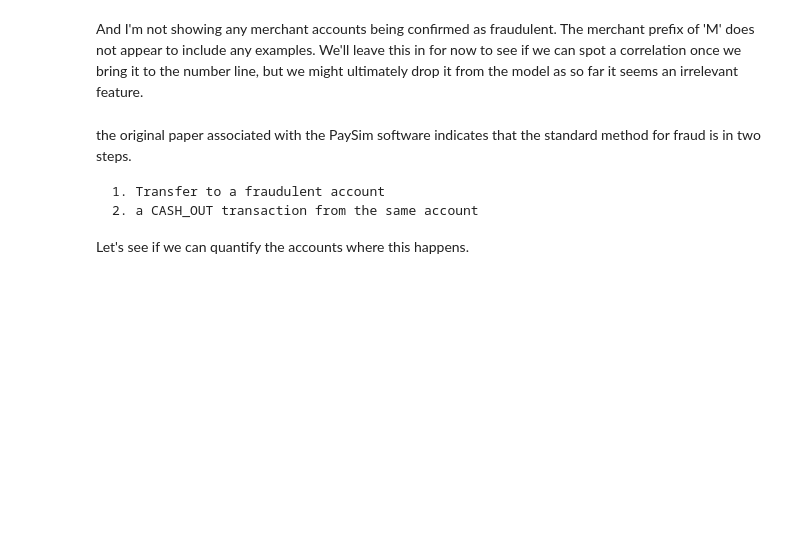
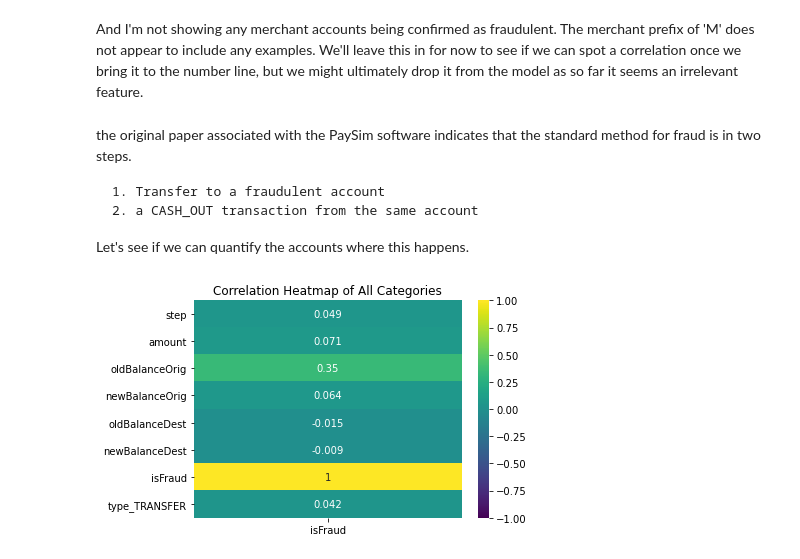
Before and after one commit to kduane/fake_fraud, a Jupyter notebook: eda.ipynb, the cells around one changed output. Drawn from its saved outputs; the diff is of its cells as text; code cells hidden in the pictures; blank space fills up the shorter version.

```diff
--- a/eda.ipynb
+++ b/eda.ipynb
@@ -252,2 +254,14 @@ notFraud = df[df['isFraud']== 0]
 # %%
 df = pd.get_dummies(columns = ['destAccountType', 'type'], drop_first = True, data = df)
+# %%
+df = df.drop(columns = ['nameDest', 'isFlaggedFraud', 'origAccountType', 'nameOrig'])
+# %%
+sns.heatmap(df.corr()[['isFraud']].sort_values(by = 'isFraud', ascending = False),
+            vmin = -1,
+            vmax = 1,
+            cmap = 'viridis',
+            annot = True)
+plt.title('Correlation Heatmap of All Categories')
+plt.savefig('./imgs/correlationHeatmap.jpg')
+# %% [output]
+[figure, added]
```
Also changed, not shown: parts of 8 cells of this notebook.
